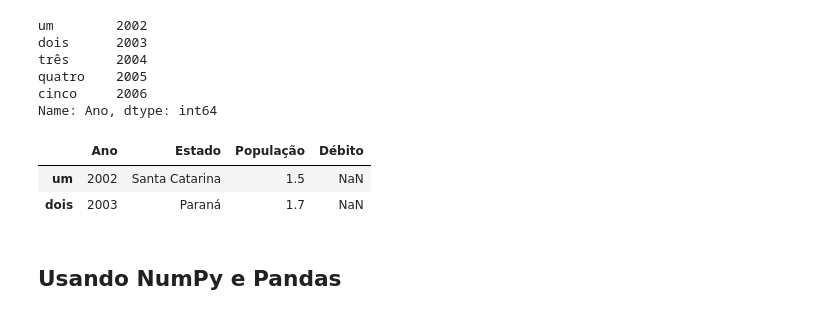
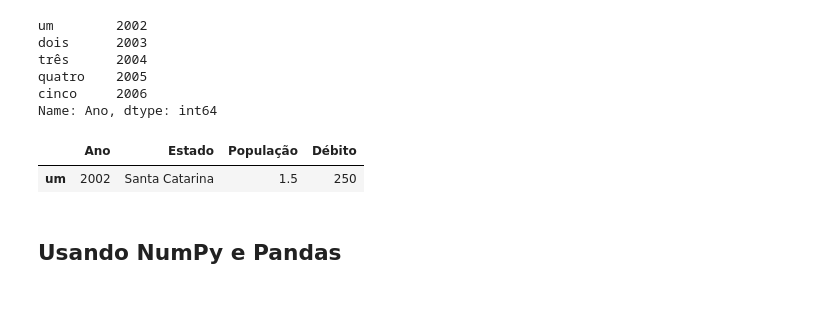
Before and after one commit to GabrielFonsecaNunes/data-science-with-python, a Jupyter notebook: Aula 1/Notebooks/Notebook_14_Pandas.ipynb, the cells around one changed output. Cells and saved outputs as stored; diff of their text form; code cells hidden in the pictures.

```diff
--- a/Aula 1/Notebook_14_Pandas.ipynb
+++ b/Aula 1/Notebooks/Notebook_14_Pandas.ipynb
@@ -269,12 +258,11 @@ três      2004
 quatro    2005
 cinco     2006
 Name: Ano, dtype: int64
-# %%
-frame2[:2]
-# %% [output]
-|  | Ano | Estado | População | Débito |
-| um | 2002 | Santa Catarina | 1.5 | NaN |
-| dois | 2003 | Paraná | 1.7 | NaN |
+# %%
+frame2[frame2.Ano == 2002]
+# %% [output]
+|  | Ano | Estado | População | Débito |
+| um | 2002 | Santa Catarina | 1.5 | 250 |
 # %% [markdown]
 ## Usando NumPy e Pandas
 # %%
```
Also changed, not shown: parts of 44 cells of this notebook, 10 other files.
